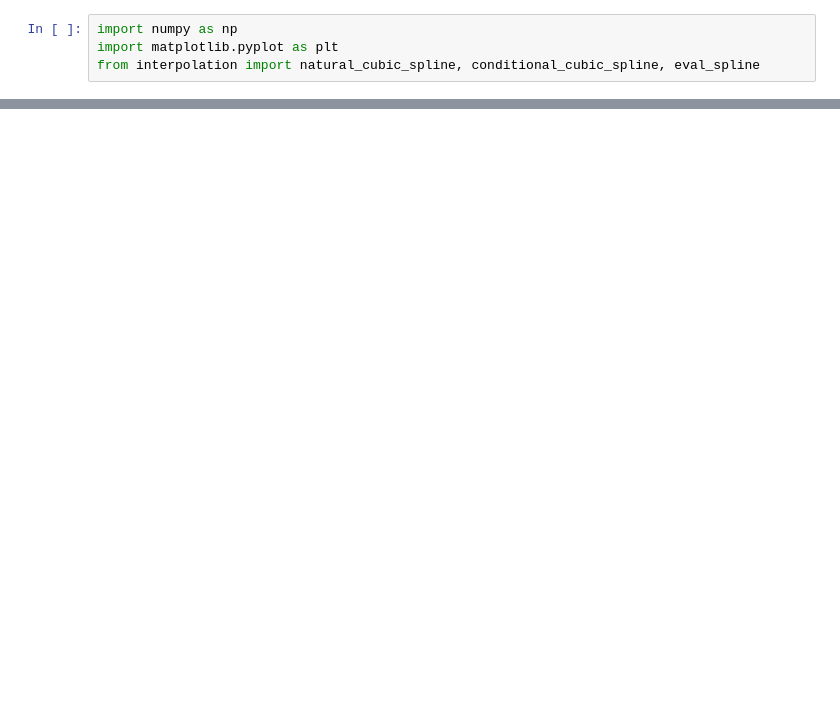
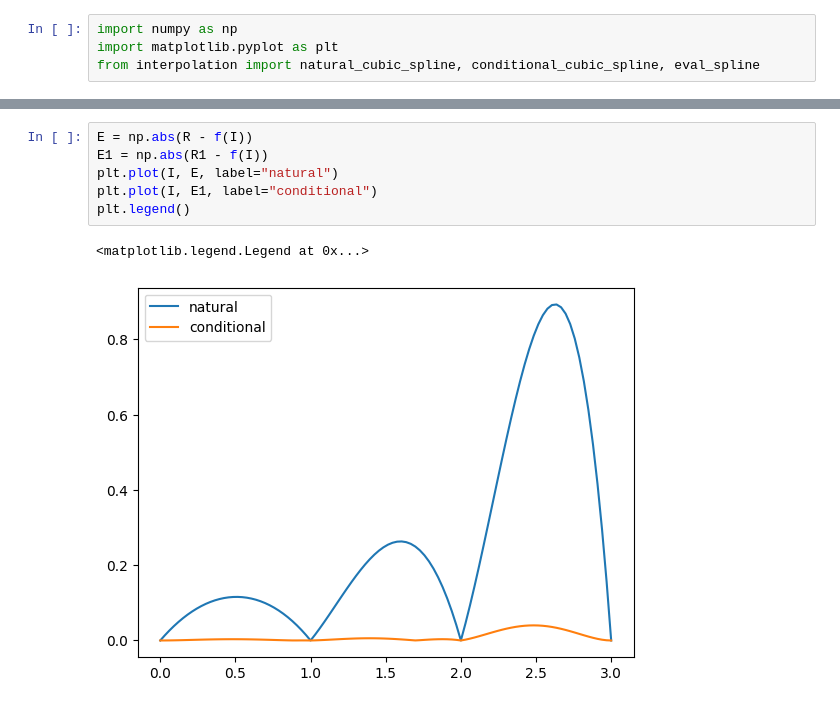
Before and after one commit to ElBromasMC/pandoc-jupyter, a Jupyter notebook: src/01example.ipynb, the cells around one changed output, grey strips where cells are left out. Saved outputs shown, nothing was run; the diff lists cells and outputs as text; blank space fills up the shorter version.

```diff
--- a/src/01example.ipynb
+++ b/src/01example.ipynb
@@ -16,0 +22,9 @@ plt.scatter(X, Y)
+# %%
+E = np.abs(R - f(I))
+E1 = np.abs(R1 - f(I))
+plt.plot(I, E, label="natural")
+plt.plot(I, E1, label="conditional")
+plt.legend()
+# %% [output]
+<matplotlib.legend.Legend at 0x...>
+[figure, added]
```
Also changed, not shown: parts of 2 cells of this notebook, 1 other file.
